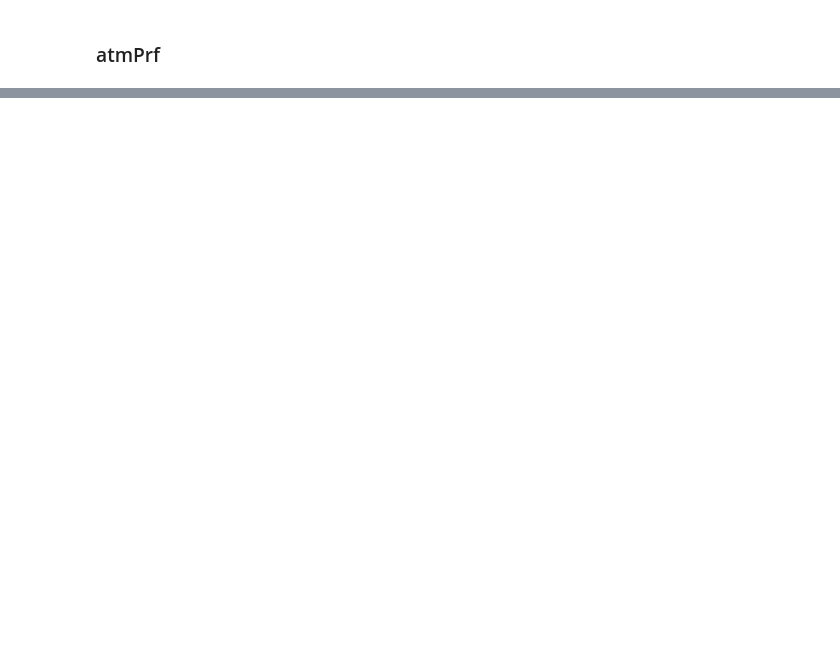
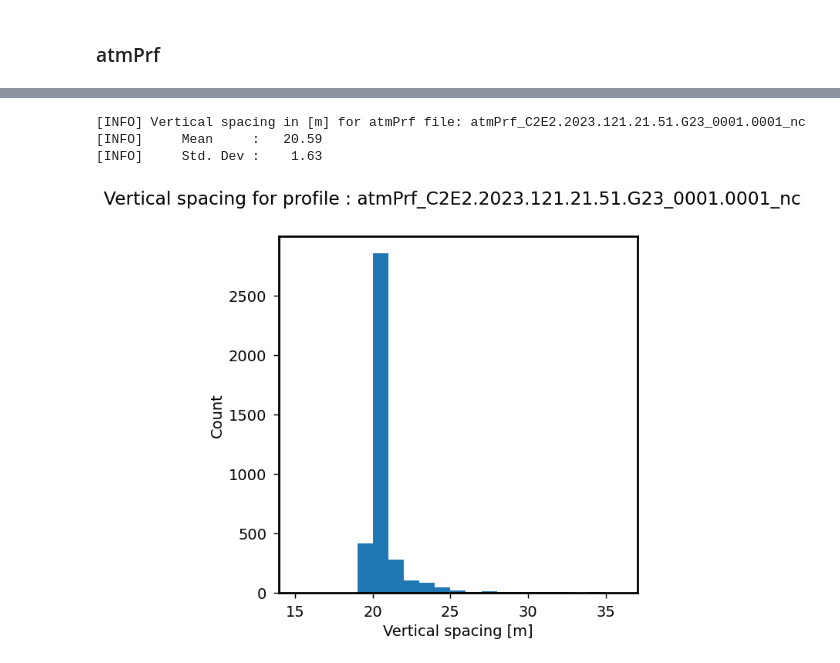
Before and after one commit to cosmic-sysadmin/GNSSRSC-2023, a Jupyter notebook: jupyter-notebooks/neutral_atmos_lab.ipynb, the cells around one changed output, grey strips where cells are left out. Cells and saved outputs as stored; diff of their text form; code cells hidden in the pictures; blank space fills up the shorter version.

```diff
--- a/jupyter-notebooks/neutral_atmos_lab.ipynb
+++ b/jupyter-notebooks/neutral_atmos_lab.ipynb
@@ -182,0 +325,31 @@ data_yyyymmdd = datetime.strftime(data_datetime,'%Y-%m-%d')
+# %%
+"""
+Statistics of the vertical spacing
+"""
+# Calculate the magnitude of the spacing in [m]
+dz_levs = np.abs(mean_sea_level_height[1:]-mean_sea_level_height[:-1]) * 1.E3
+# Calculate the statistics of the spacing
+dz_levs_mean = np.mean(dz_levs)
+dz_levs_stddev = np.std(dz_levs)
+
+# Information
+print(f'[INFO] Vertical spacing in [m] for atmPrf file: {atmPrf_fname_short_now}')
+print(f'[INFO]     Mean     : {dz_levs_mean:7.2f}')
+print(f'[INFO]     Std. Dev : {dz_levs_stddev:7.2f}')
+# %% [output]
+[INFO] Vertical spacing in [m] for atmPrf file: atmPrf_C2E2.2023.121.21.51.G23_0001.0001_nc
+[INFO]     Mean     :   20.59
+[INFO]     Std. Dev :    1.63
+# %%
+"""
+Generate a histogram
+Set the bins to span 15-35
+"""
+fig, axs = plt.subplots(1, 1, figsize=(6,6))
+axs.hist(dz_levs, bins=np.arange(15,37,1.0))
+axs.set_xlabel('Vertical spacing [m]')
+axs.set_ylabel('Count')
+fig.suptitle(f'Vertical spacing for profile : {atmPrf_fname_short_now}')
+plt.show()
+# %% [output]
+[figure, added]
```
Also changed, not shown: parts of 11 cells of this notebook.
